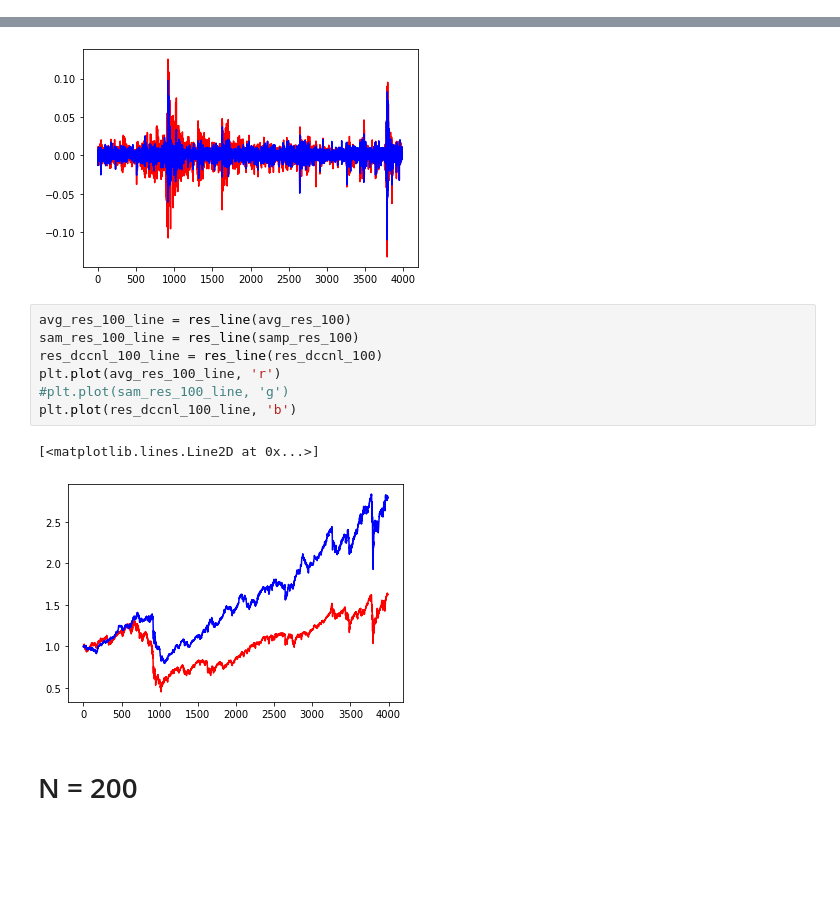
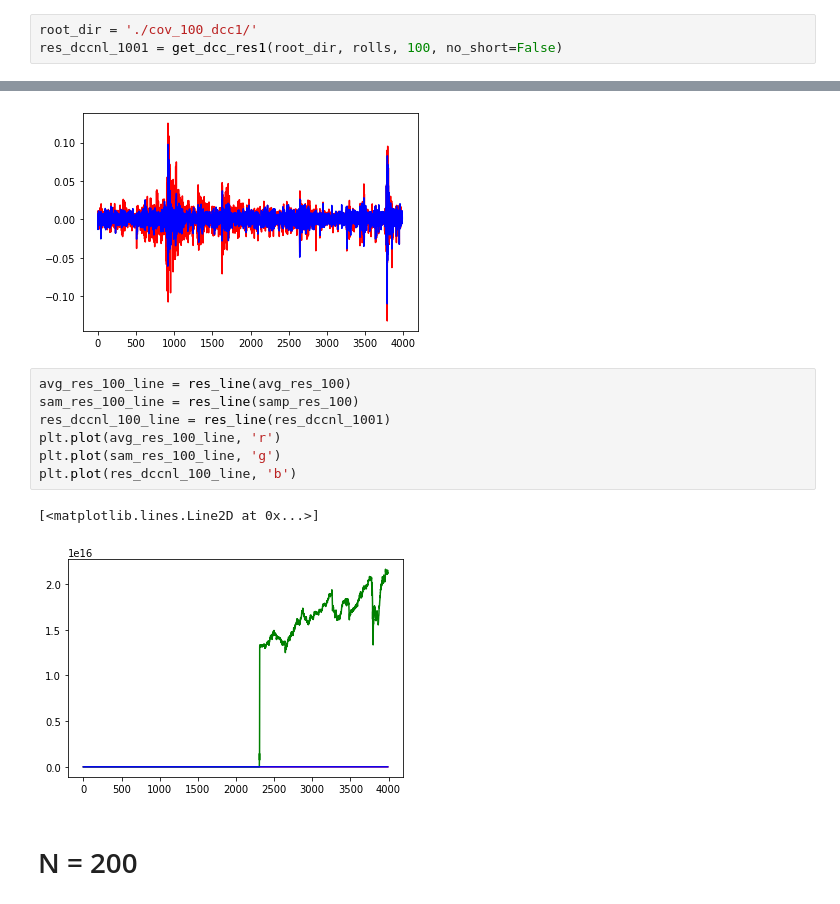
Before and after one commit to panyiming/covariance_metrics, a Jupyter notebook: data/portfolios.ipynb, the cells around one changed output, grey strips where cells are left out. Cells and saved outputs as stored; diff of their text form; blank space fills up the shorter version.

```diff
--- a/data/portfolios.ipynb
+++ b/data/portfolios.ipynb
@@ -277,3 +254,6 @@ avg_res_100, samp_res_100 = get_sam_res(code_shares, sp_data, df_return, 11602,
 # %%
 root_dir = './cov_100_dcc/'
 res_dccnl_100 = get_dcc_res1(root_dir, rolls, 100, no_short=False)
+# %%
+root_dir = './cov_100_dcc1/'
+res_dccnl_1001 = get_dcc_res1(root_dir, rolls, 100, no_short=False)
@@ -298,13 +284,13 @@ plt.plot(res_dccnl_100, 'b')
 # %%
 avg_res_100_line = res_line(avg_res_100)
 sam_res_100_line = res_line(samp_res_100)
-res_dccnl_100_line = res_line(res_dccnl_100)
+res_dccnl_100_line = res_line(res_dccnl_1001)
 plt.plot(avg_res_100_line, 'r')
-#plt.plot(sam_res_100_line, 'g')
+plt.plot(sam_res_100_line, 'g')
 plt.plot(res_dccnl_100_line, 'b')
 # %% [output]
 [<matplotlib.lines.Line2D at 0x...>]
-[figure, old version]
+[figure, new version]
 # %% [markdown]
 # N = 200
 # %%
```
Also changed, not shown: parts of 30 cells of this notebook, 4 other files.
